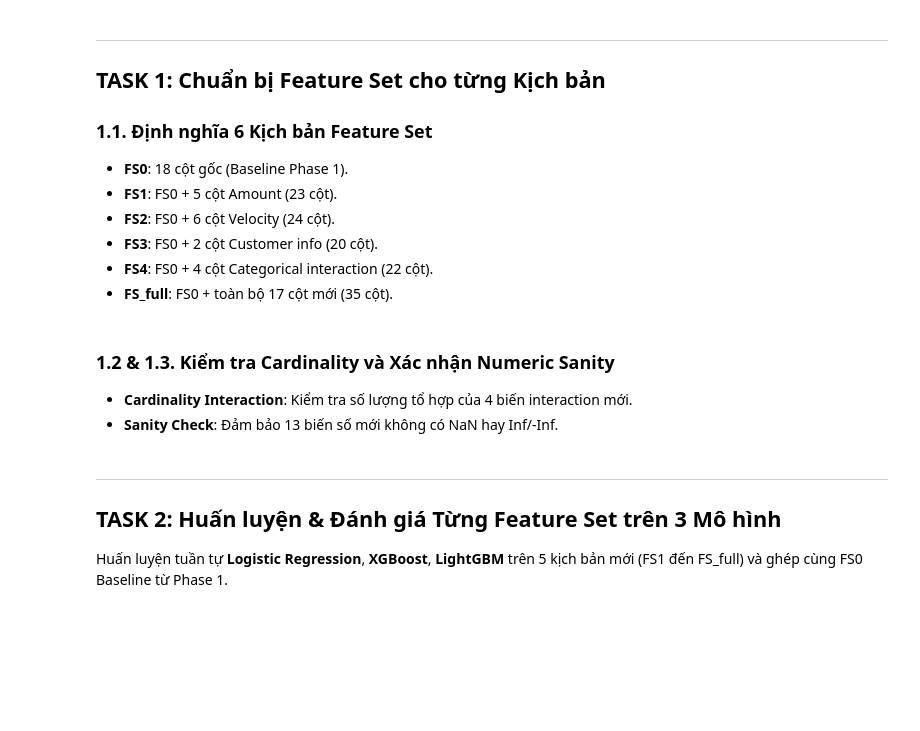
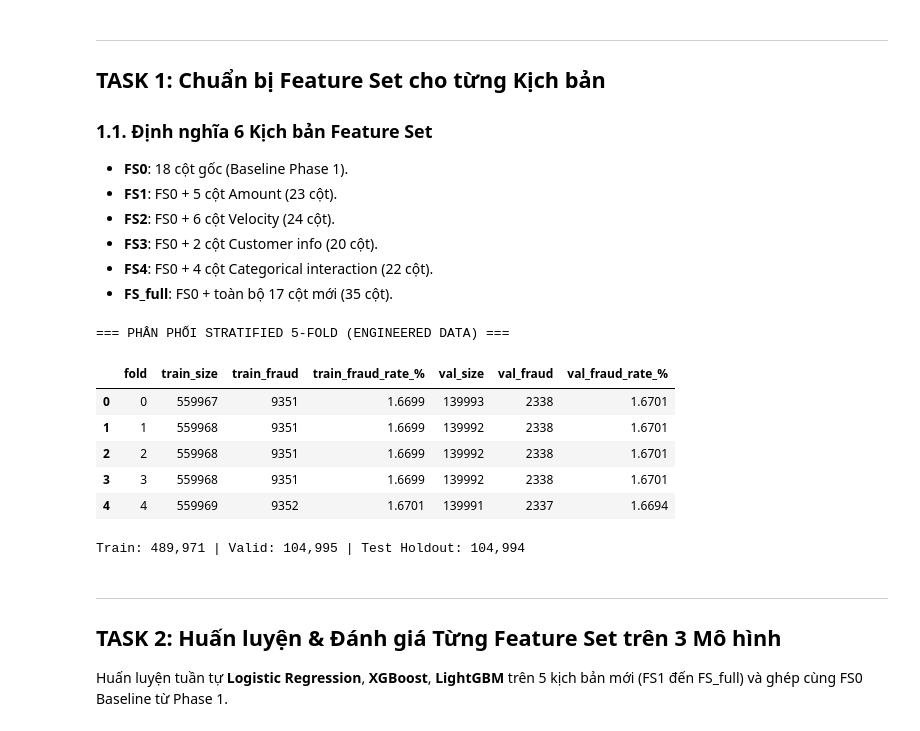
Before and after one commit to nghthanhlong/FraudDetection, a Jupyter notebook: notebooks/05_feature_engineering_evaluation.ipynb, the cells around one changed output. Drawn from its saved outputs; the diff is of its cells as text; code cells hidden in the pictures; blank space fills up the shorter version.

```diff
--- a/notebooks/05_feature_engineering_evaluation.ipynb
+++ b/notebooks/05_feature_engineering_evaluation.ipynb
@@ -106,4 +56,0 @@ for name, cols in FEATURE_SETS.items():
-# %% [markdown]
-### 1.2 & 1.3. Kiểm tra Cardinality và Xác nhận Numeric Sanity
-- **Cardinality Interaction**: Kiểm tra số lượng tổ hợp của 4 biến interaction mới.
-- **Sanity Check**: Đảm bảo 13 biến số mới không có NaN hay Inf/-Inf.
@@ -121,3 +57,29 @@ print(f"\nXác nhận Numeric Sanity: NaN = {n_nan}, Inf/-Inf = {n_inf}")
+# %%
+df_raw = pd.read_csv(DATA_DIR / "train.csv")
+
+df_all = add_features(df_raw.drop(columns=["is_fraud"]))
+df_all["is_fraud"] = df_raw["is_fraud"].astype(int)
+df_all["id"] = df_raw["id"]
+
+# 1. Gán Stratified 5-Fold cho toàn bộ tập dữ liệu đã có feature
+df_all = create_stratified_kfold(df_all, target_col="is_fraud", n_splits=5, shuffle=True, random_state=42, fold_col="fold")
+print("=== PHÂN PHỐI STRATIFIED 5-FOLD (ENGINEERED DATA) ===")
+display(summarize_kfold_splits(df_all, target_col="is_fraud", fold_col="fold"))
+
+# 2. Time-based split benchmark
+splits = time_based_split(df_all, id_col="id", train_ratio=0.70, valid_ratio=0.15, buffer_size=0)
+train_df, valid_df, test_df = splits["train"], splits["valid"], splits["test_holdout"]
+y_train, y_valid, y_test = train_df["is_fraud"].values, valid_df["is_fraud"].values, test_df["is_fraud"].values
+print(f"\nTrain: {train_df.shape[0]:,} | Valid: {valid_df.shape[0]:,} | Test Holdout: {test_df.shape[0]:,}")
+# %% [output]
+=== PHÂN PHỐI STRATIFIED 5-FOLD (ENGINEERED DATA) ===
+|  | fold | train_size | train_fraud | train_fraud_rate_% | val_size | val_fraud | val_fraud_rate_% |
+| 0 | 0 | 559967 | 9351 | 1.6699 | 139993 | 2338 | 1.6701 |
+| 1 | 1 | 559968 | 9351 | 1.6699 | 139992 | 2338 | 1.6701 |
+| 2 | 2 | 559968 | 9351 | 1.6699 | 139992 | 2338 | 1.6701 |
+| 3 | 3 | 559968 | 9351 | 1.6699 | 139992 | 2338 | 1.6701 |
+| 4 | 4 | 559969 | 9352 | 1.6701 | 139991 | 2337 | 1.6694 |
+Train: 489,971 | Valid: 104,995 | Test Holdout: 104,994
 # %% [markdown]
 ---
 ## TASK 2: Huấn luyện & Đánh giá Từng Feature Set trên 3 Mô hình
```
Also changed, not shown: parts of 9 cells of this notebook, 19 other files.
